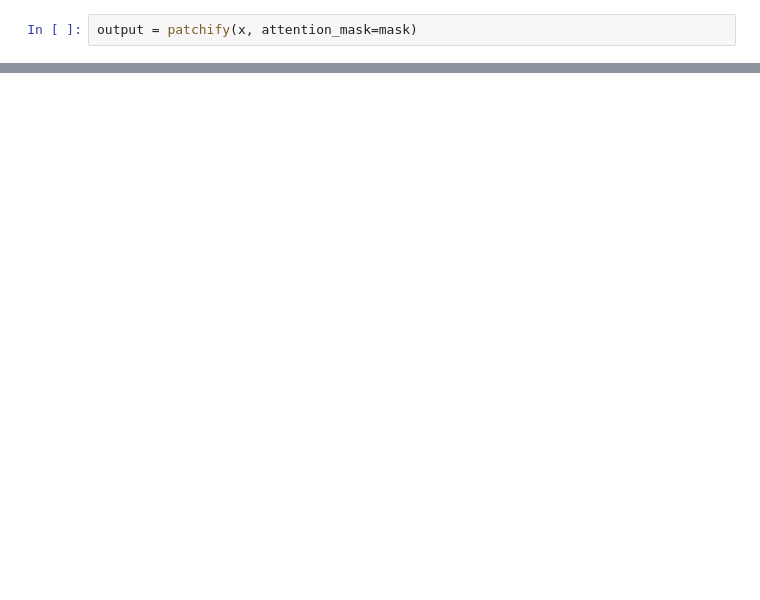
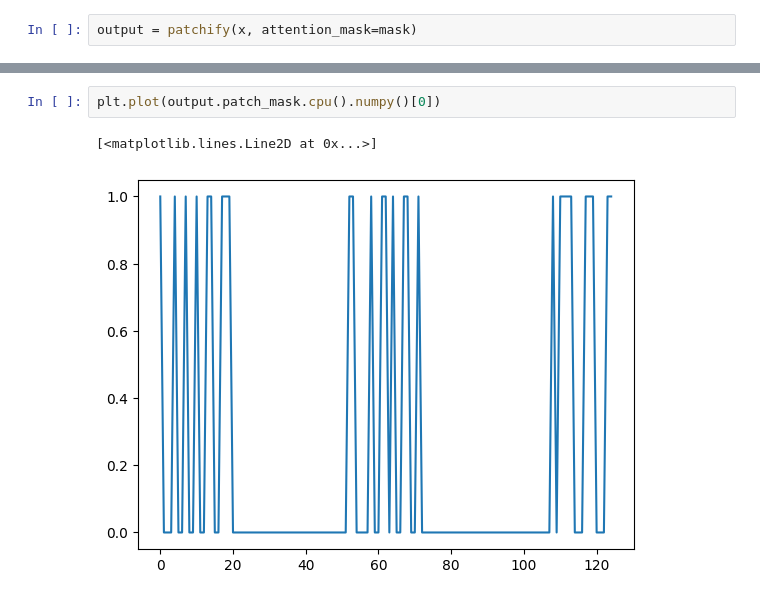
Before and after one commit to adammoss/gpt-ts, a Jupyter notebook: tokenizer.ipynb, the cells around one changed output, grey strips where cells are left out. Saved outputs shown, nothing was run; the diff lists cells and outputs as text; blank space fills up the shorter version.

```diff
--- a/tokenizer.ipynb
+++ b/tokenizer.ipynb
@@ -128,0 +138,5 @@ plt.show()
+# %%
+plt.plot(output.patch_mask.cpu().numpy()[0])
+# %% [output]
+[<matplotlib.lines.Line2D at 0x...>]
+[figure, added]
```
Also changed, not shown: parts of 11 cells of this notebook, 2 other files.
